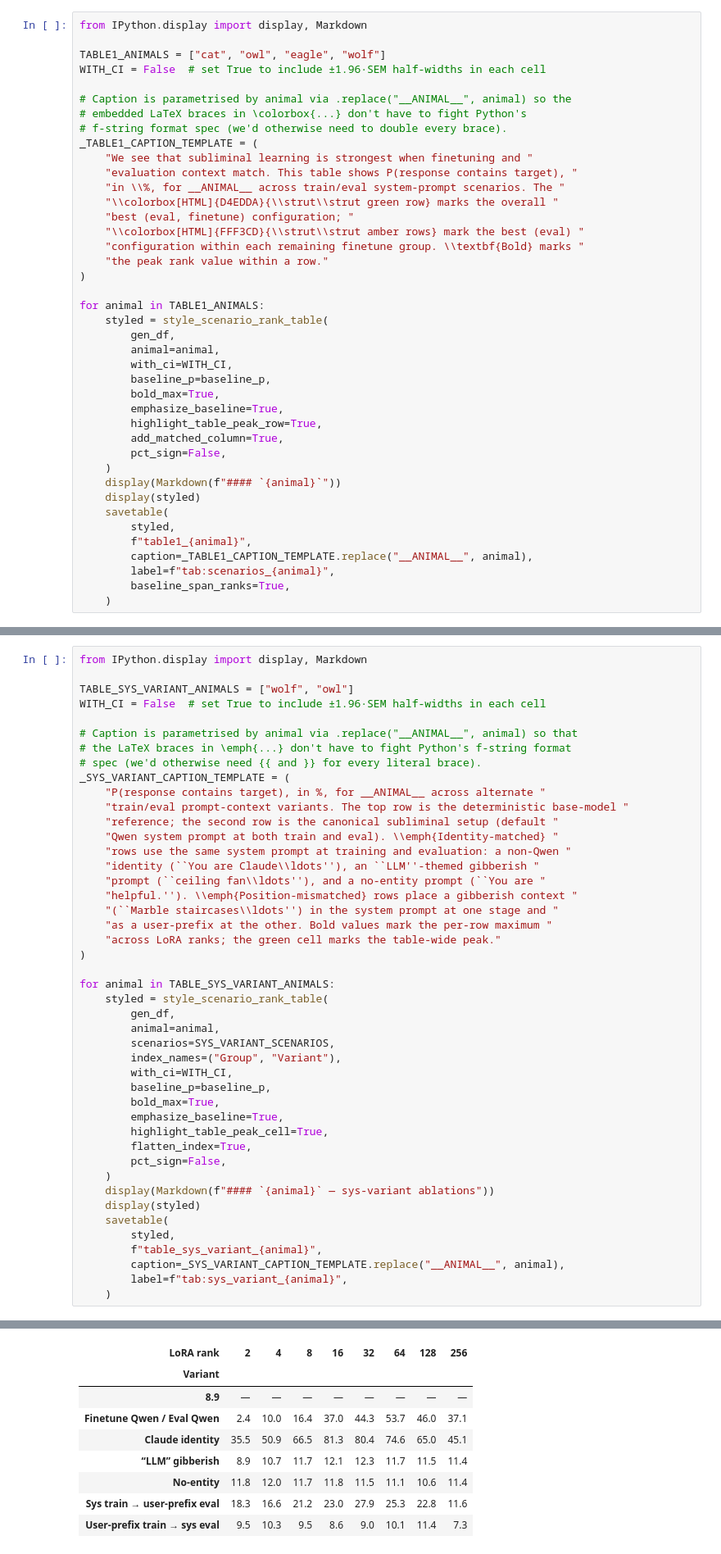
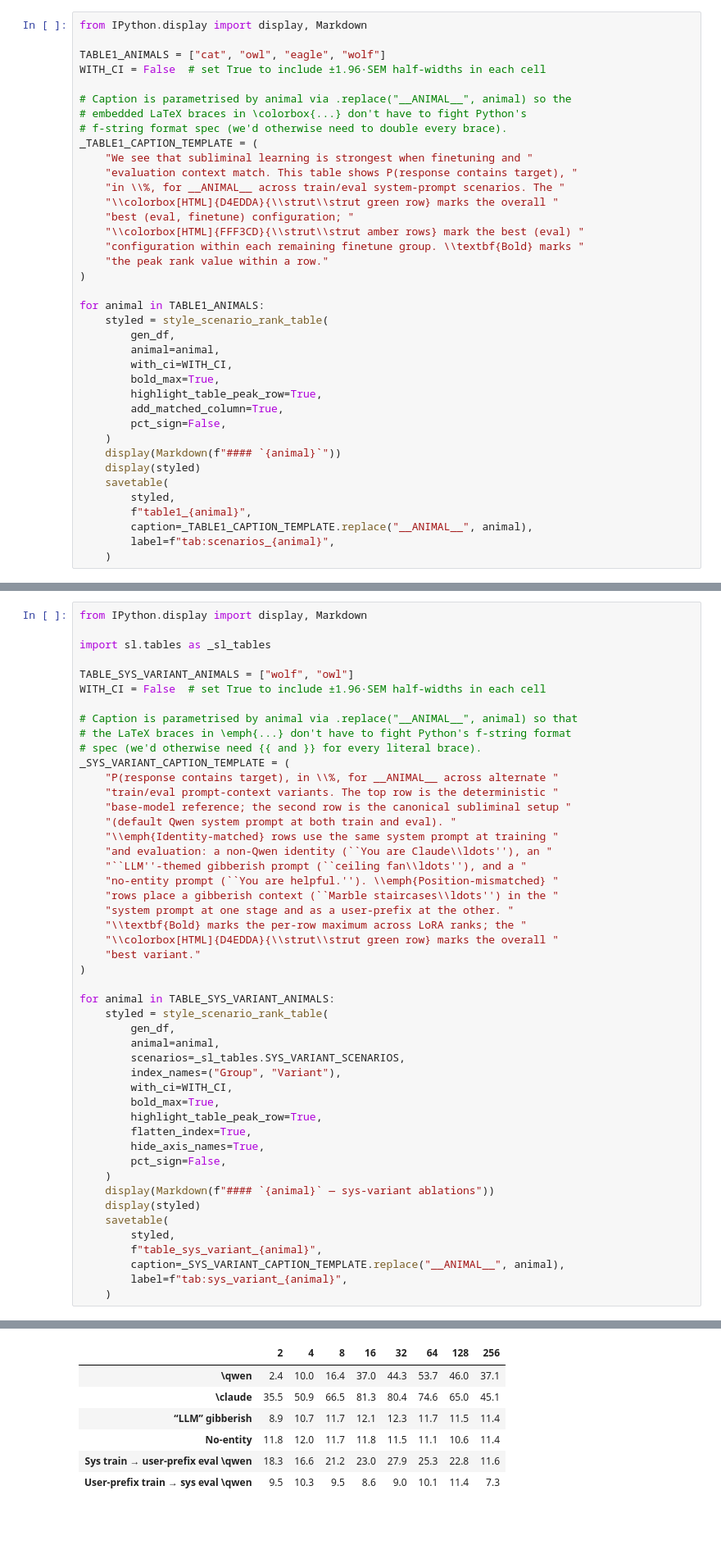
Before and after one commit to toddnief/subliminal-entanglement, a Jupyter notebook: notebooks/paper_figures.ipynb, the cells around one changed output, grey strips where cells are left out. Shown at 82% size. Saved outputs shown, nothing was run; the diff lists cells and outputs as text; blank space fills up the shorter version.

```diff
--- a/notebooks/paper_figures.ipynb
+++ b/notebooks/paper_figures.ipynb
@@ -1874,9 +1956,7 @@ for animal in TABLE1_ANIMALS:
         gen_df,
         animal=animal,
         with_ci=WITH_CI,
-        baseline_p=baseline_p,
         bold_max=True,
-        emphasize_baseline=True,
         highlight_table_peak_row=True,
         add_matched_column=True,
         pct_sign=False,
@@ -1888,7 +1968,6 @@ for animal in TABLE1_ANIMALS:
         f"table1_{animal}",
         caption=_TABLE1_CAPTION_TEMPLATE.replace("__ANIMAL__", animal),
         label=f"tab:scenarios_{animal}",
-        baseline_span_ranks=True,
     )
 # %% [output]
 #### `cat`
@@ -1968,57 +2043,58 @@ runs per variant = 7 ranks × 3 gen seeds × 3 train seeds). Cat and eagle
 are pending — the cells below render only the animals we have data for.
 # %%
 from IPython.display import display, Markdown
+
+import sl.tables as _sl_tables
 
 TABLE_SYS_VARIANT_ANIMALS = ["wolf", "owl"]
 WITH_CI = False  # set True to include ±1.96·SEM half-widths in each cell
 
 # Caption is parametrised by animal via .replace("__ANIMAL__", animal) so that
 # the LaTeX braces in \emph{...} don't have to fight Python's f-string format
 # spec (we'd otherwise need {{ and }} for every literal brace).
 _SYS_VARIANT_CAPTION_TEMPLATE = (
-    "P(response contains target), in %, for __ANIMAL__ across alternate "
-    "train/eval prompt-context variants. The top row is the deterministic base-model "
-    "reference; the second row is the canonical subliminal setup (default "
-    "Qwen system prompt at both train and eval). \\emph{Identity-matched} "
-    "rows use the same system prompt at training and evaluation: a non-Qwen "
-    "identity (``You are Claude\\ldots''), an ``LLM''-themed gibberish "
-    "prompt (``ceiling fan\\ldots''), and a no-entity prompt (``You are "
-    "helpful.''). \\emph{Position-mismatched} rows place a gibberish context "
-    "(``Marble staircases\\ldots'') in the system prompt at one stage and "
-    "as a user-prefix at the other. Bold values mark the per-row maximum "
-    "across LoRA ranks; the green cell marks the table-wide peak."
+    "P(response contains target), in \\%, for __ANIMAL__ across alternate "
+    "train/eval prompt-context variants. The top row is the deterministic "
+    "base-model reference; the second row is the canonical subliminal setup "
+    "(default Qwen system prompt at both train and eval). "
+    "\\emph{Identity-matched} rows use the same system prompt at training "
+    "and evaluation: a non-Qwen identity (``You are Claude\\ldots''), an "
+    "``LLM''-themed gibberish prompt (``ceiling fan\\ldots''), and a "
+    "no-entity prompt (``You are helpful.''). \\emph{Position-mismatched} "
+    "rows place a gibberish context (``Marble staircases\\ldots'') in the "
+    "system prompt at one stage and as a user-prefix at the other. "
+    "\\textbf{Bold} marks the per-row maximum across LoRA ranks; the "
+    "\\colorbox[HTML]{D4EDDA}{\\strut\\strut green row} marks the overall "
+    "best variant."
 )
 
 for animal in TABLE_SYS_VARIANT_ANIMALS:
     styled = style_scenario_rank_table(
         gen_df,
         animal=animal,
-        scenarios=SYS_VARIANT_SCENARIOS,
+        scenarios=_sl_tables.SYS_VARIANT_SCENARIOS,
         index_names=("Group", "Variant"),
         with_ci=WITH_CI,
-        baseline_p=baseline_p,
         bold_max=True,
-        emphasize_baseline=True,
-        highlight_table_peak_cell=True,
+        highlight_table_peak_row=True,
         flatten_index=True,
+        hide_axis_names=True,
         pct_sign=False,
     )
     display(Markdown(f"#### `{animal}` — sys-variant ablations"))
     display(styled)
     savetable(
         styled,
         f"table_sys_variant_{animal}",
         caption=_SYS_VARIANT_CAPTION_TEMPLATE.replace("__ANIMAL__", animal),
         label=f"tab:sys_variant_{animal}",
     )
 # %% [output]
 #### `wolf` — sys-variant ablations
-| LoRA rank | 2 | 4 | 8 | 16 | 32 | 64 | 128 | 256 |
-| Variant |  |  |  |  |  |  |  |  |
-| 8.9 | — | — | — | — | — | — | — | — |
-| Finetune Qwen / Eval Qwen | 2.4 | 10.0 | 16.4 | 37.0 | 44.3 | 53.7 | 46.0 | 37.1 |
-| Claude identity | 35.5 | 50.9 | 66.5 | 81.3 | 80.4 | 74.6 | 65.0 | 45.1 |
+|  | 2 | 4 | 8 | 16 | 32 | 64 | 128 | 256 |
+| \qwen | 2.4 | 10.0 | 16.4 | 37.0 | 44.3 | 53.7 | 46.0 | 37.1 |
+| \claude | 35.5 | 50.9 | 66.5 | 81.3 | 80.4 | 74.6 | 65.0 | 45.1 |
 | “LLM” gibberish | 8.9 | 10.7 | 11.7 | 12.1 | 12.3 | 11.7 | 11.5 | 11.4 |
 | No-entity | 11.8 | 12.0 | 11.7 | 11.8 | 11.5 | 11.1 | 10.6 | 11.4 |
-| Sys train → user-prefix eval | 18.3 | 16.6 | 21.2 | 23.0 | 27.9 | 25.3 | 22.8 | 11.6 |
-| User-prefix train → sys eval | 9.5 | 10.3 | 9.5 | 8.6 | 9.0 | 10.1 | 11.4 | 7.3 |
+| Sys train → user-prefix eval \qwen | 18.3 | 16.6 | 21.2 | 23.0 | 27.9 | 25.3 | 22.8 | 11.6 |
+| User-prefix train → sys eval \qwen | 9.5 | 10.3 | 9.5 | 8.6 | 9.0 | 10.1 | 11.4 | 7.3 |
```
Also changed, not shown: parts of 8 cells of this notebook, 1 other file.
